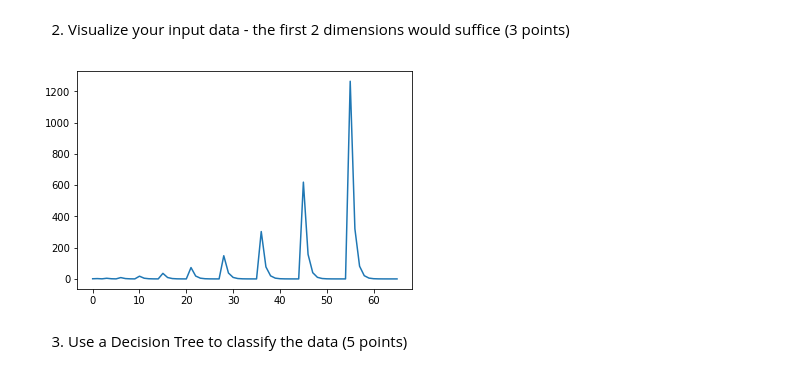
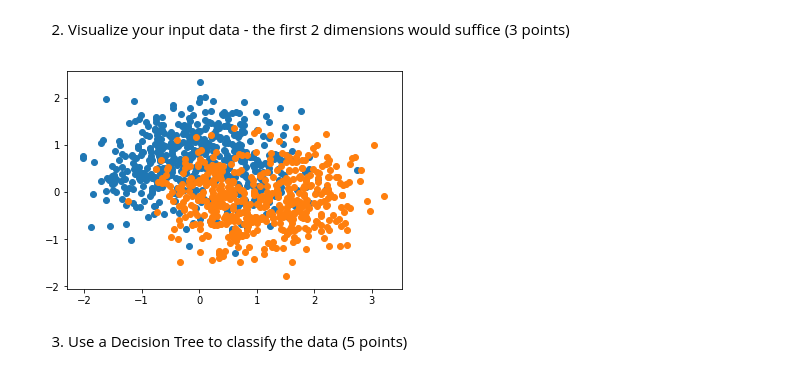
Before and after one commit to adicatana/ml_imaging_cw1_imperial, a Jupyter notebook: MLI-CW-1.ipynb, the cells around one changed output. Drawn from its saved outputs; the diff is of its cells as text; code cells hidden in the pictures.

```diff
--- a/MLI-CW-1.ipynb
+++ b/MLI-CW-1.ipynb
@@ -38,10 +39,15 @@ x_test = pol_transform.fit_transform(X_test)
 # %% [markdown]
 2) Visualize your input data - the first 2 dimensions would suffice  (3 points)
-# %%
-plt.plot(X[:][0])
-plt.show()
-# %% [output]
-[figure, removed]
+# %%
+X_0 = X[np.isin(Y, 0)]
+X_1 = X[np.isin(Y, 1)]
+
+plt.scatter(X_0[:,0], X_0[:,1])
+plt.scatter(X_1[:,0], X_1[:,1])
+
+plt.show()
+# %% [output]
+[figure, added]
 # %% [markdown]
 3) Use a Decision Tree to classify the data (5 points)
 # %%
```
Also changed, not shown: parts of 12 cells of this notebook.
